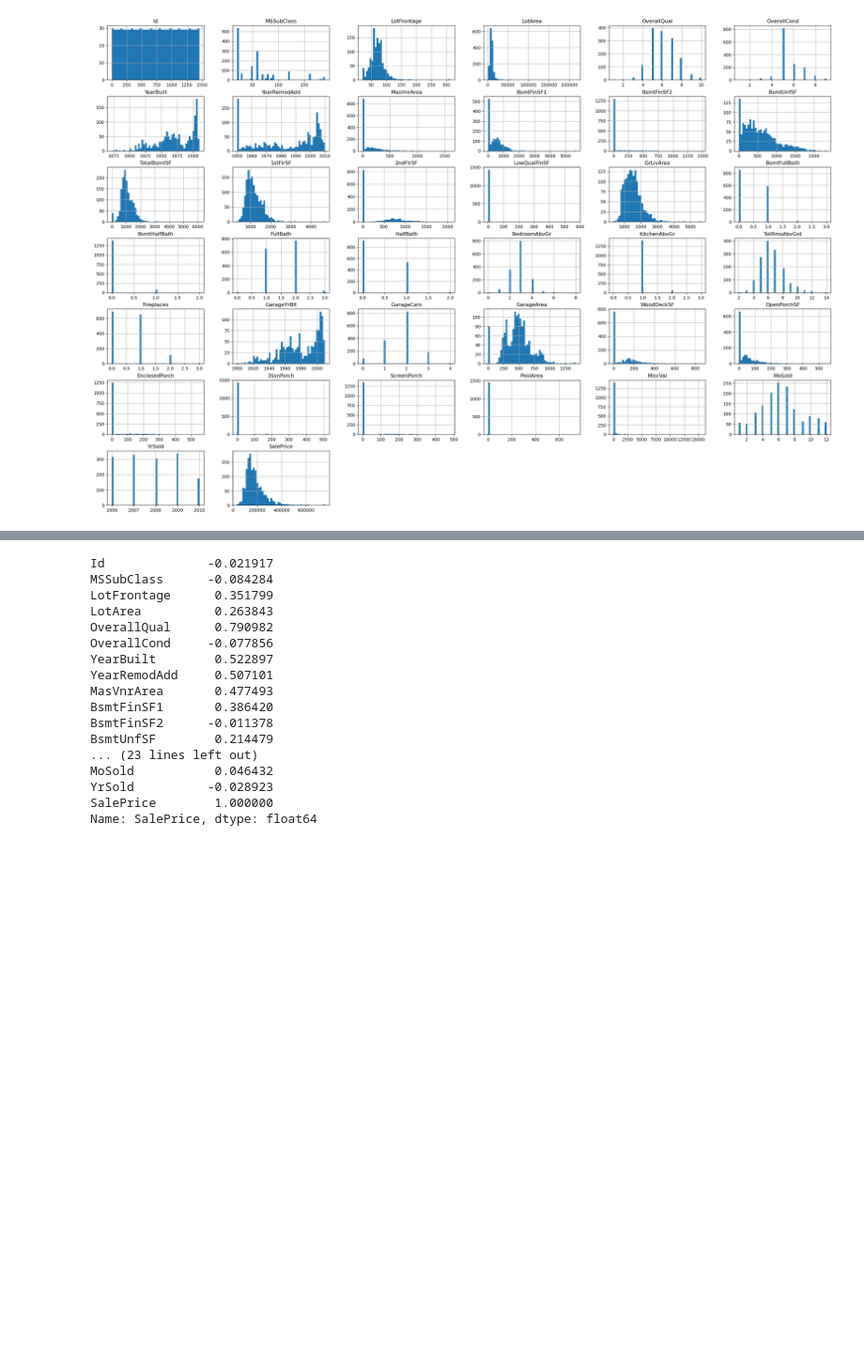
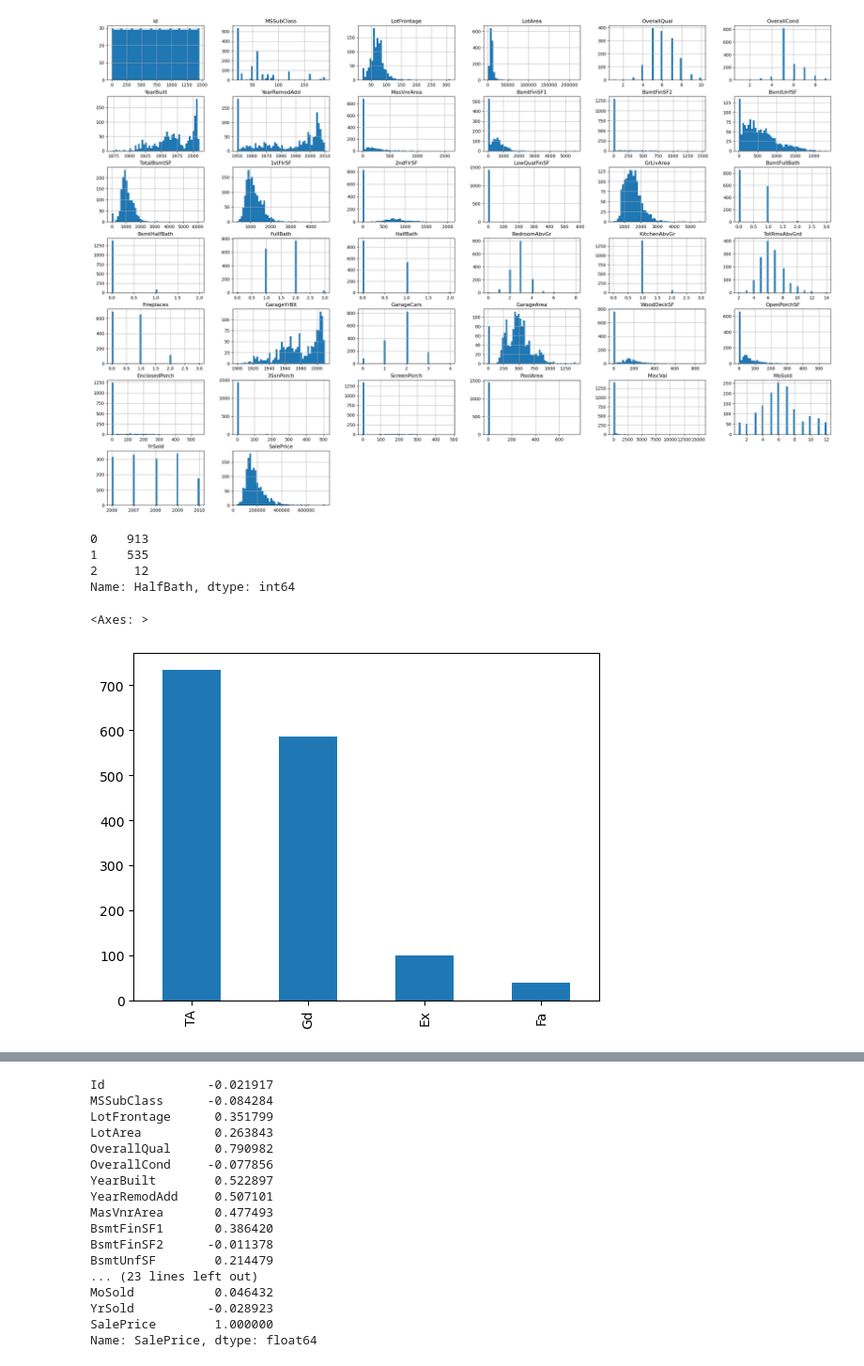
Before and after one commit to ericlau1987/kaggle_competition, a Jupyter notebook: house_price_regression/src/02_models.ipynb, the cells around one changed output, grey strips where cells are left out. Shown at 94% size. Drawn from its saved outputs; the diff is of its cells as text; code cells hidden in the pictures; blank space fills up the shorter version.

```diff
--- a/house_price_regression/src/02_models.ipynb
+++ b/house_price_regression/src/02_models.ipynb
@@ -72,3 +72,15 @@ df_train.hist(bins=50, figsize=(30,20))
 plt.show()
 # %% [output]
 [figure]
+# %%
+df_train['HalfBath'].value_counts()
+# %% [output]
+0    913
+1    535
+2     12
+Name: HalfBath, dtype: int64
+# %%
+df_train['KitchenQual'].value_counts().plot.bar()
+# %% [output]
+<Axes: >
+[figure, added]
```
Also changed, not shown: parts of 42 cells of this notebook, 1 other file.
